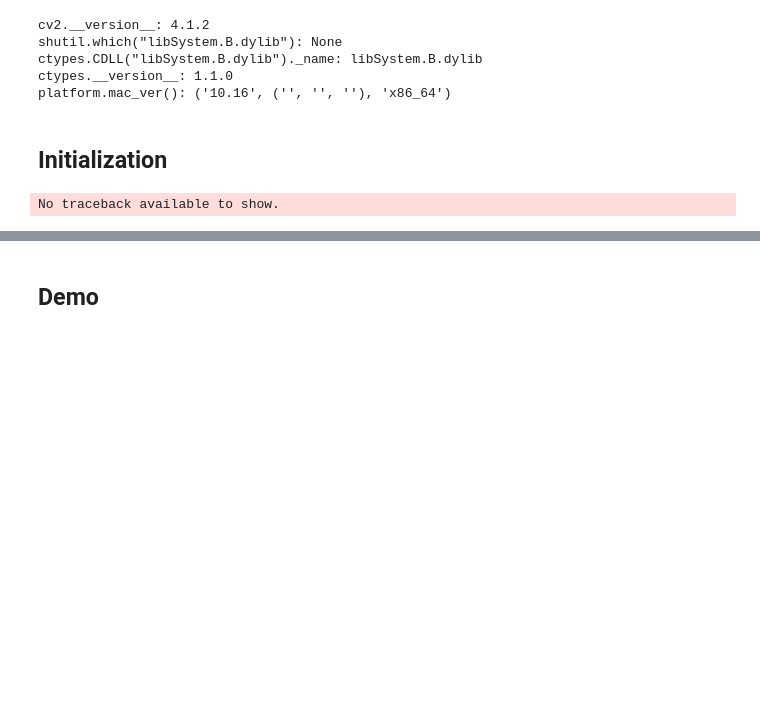
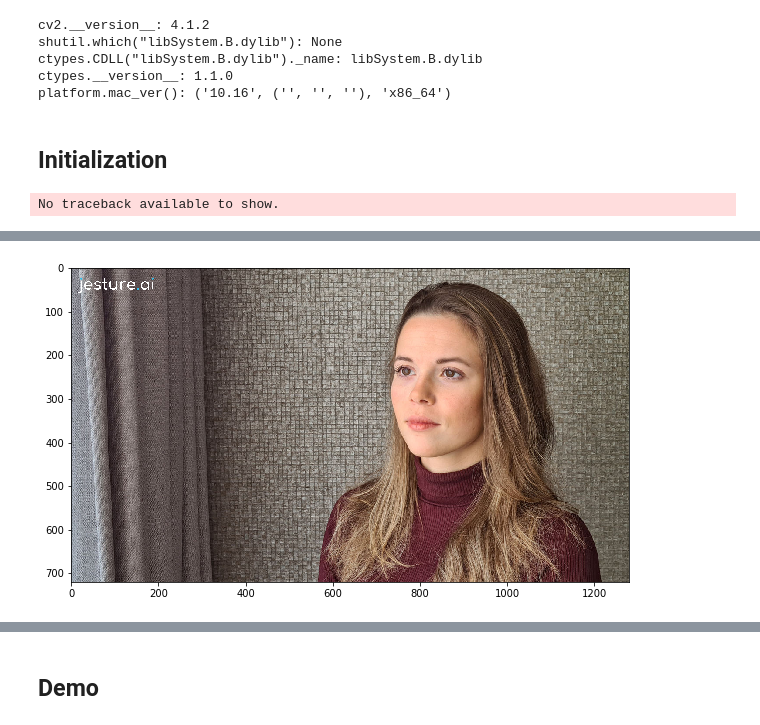
Before and after one commit to jesture-ai/jesture-sdk, a Jupyter notebook: python_load_sdk.ipynb, the cells around one changed output, grey strips where cells are left out. Drawn from its saved outputs; the diff is of its cells as text; code cells hidden in the pictures; blank space fills up the shorter version.

```diff
--- a/python_load_sdk.ipynb
+++ b/python_load_sdk.ipynb
@@ -94,0 +233,8 @@ get_static_right_gesture.restype = ctypes.c_char_p
+# %%
+testimg = io.imread('./test.jpg')
+# %%
+testimg = overlay_alpha(logo_img, logo_alpha, testimg, loc=(10, 10), alpha=1.0)
+plt.figure(figsize=(10, 7))
+plt.imshow(testimg);
+# %% [output]
+[figure, added]
```
Also changed, not shown: parts of 14 cells of this notebook, 2 other files.
